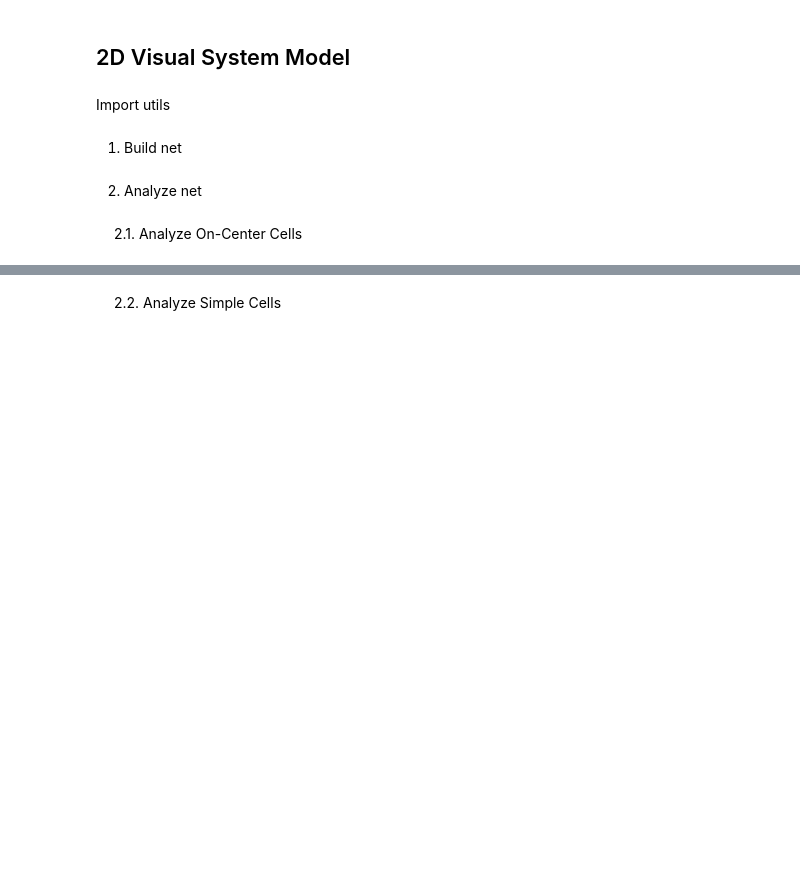
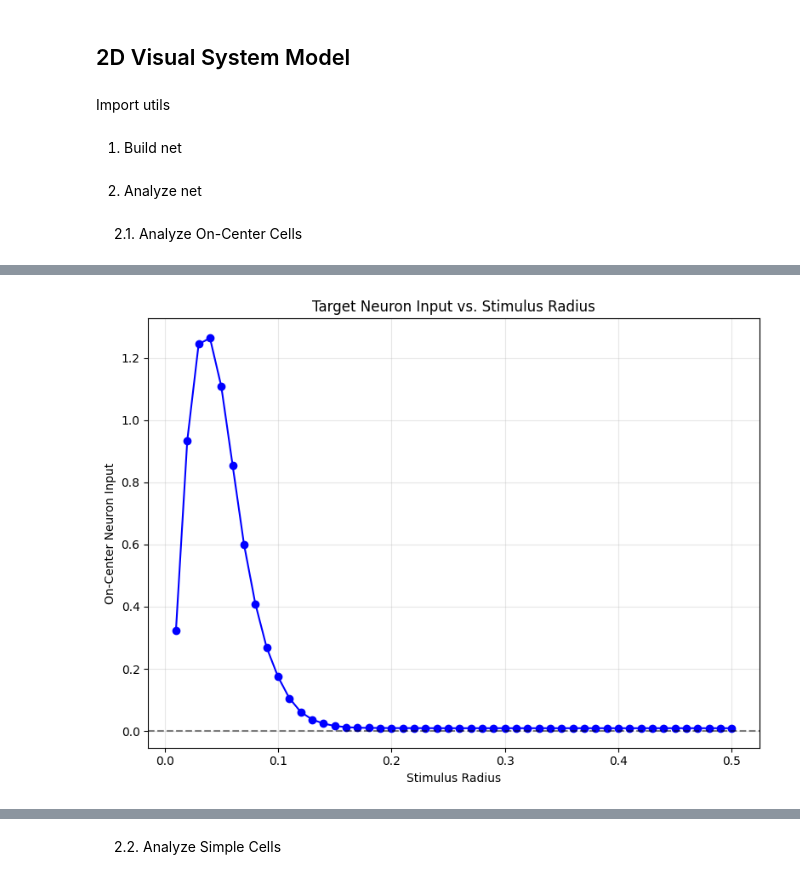
Before and after one commit to Hetznero/chemocnn, a Jupyter notebook: simulations/2d_model.ipynb, the cells around one changed output, grey strips where cells are left out. Saved outputs shown, nothing was run; the diff lists cells and outputs as text; code cells hidden in the pictures; blank space fills up the shorter version.

```diff
--- a/simulations/2d_model.ipynb
+++ b/simulations/2d_model.ipynb
@@ -429,0 +447,96 @@ Averaging over 8 L1 neurons within 0.01
+# %%
+#############################
+#        Radial Plot        #
+#############################
+
+
+target_x, target_y = 0.75, 0.75
+center_radius = 0.01
+
+spatial_dist = np.sqrt((l_vals_L1_E[:, 0] - target_x)**2 + (l_vals_L1_E[:, 1] - target_y)**2)
+center_idx = np.argmin(spatial_dist)
+center_ids = np.where(spatial_dist <= center_radius)[0]
+print(f'Averaging over {len(center_ids)} L1 neurons within {center_radius}')
+
+stim_dist = np.sqrt((r_vals_L0_E[:, 0] - target_x)**2 +
+                    (r_vals_L0_E[:, 1] - target_y)**2)
+
+W_0 = (W_0_E + W_0_I).tocsr()
+
+radii = np.linspace(0.01, 0.5, 50)
+activities = []
+
+for r in radii:
+    I_0_r = (stim_dist <= r).astype(float)
+    I_1_r = np.asarray(W_0.T @ ReLU(I_0_r)).ravel()
+    activities.append(I_1_r[center_ids].mean())
+
+fig, ax = plt.subplots(figsize=(8, 6))
+
+ax.plot(radii, activities, marker='o', linestyle='-', color='b')
+ax.set_title('Target Neuron Input vs. Stimulus Radius')
+ax.set_xlabel('Stimulus Radius')
+ax.set_ylabel('On-Center Neuron Input')
+ax.axhline(0, color='k', linestyle='--', alpha=0.5)
+ax.grid(True, alpha=0.3)
+
+plt.tight_layout()
+plt.show()
+
+#############################
+#       Analytical RF       #
+#############################
+
+W_0_csc = W_0.tocsc()
+W_eff = W_0_csc[:, center_idx].toarray().ravel()
+
+true_rf = W_eff.reshape(n, n)
+true_rf = gaussian_filter(true_rf, sigma=5)
+
+vmax_true = np.max(np.abs(true_rf))
+fig, ax = plt.subplots()
+im0 = ax.imshow(true_rf[::-1, :], cmap='seismic', vmin=-vmax_true, vmax=vmax_true, extent=[0, 1, 0, 1])
+ax.set_title('Sampled Receptive Field')
+ax.set_xlabel('Expression Level X')
+ax.set_ylabel('Expression Level Y')
+plt.colorbar(im0, ax=ax, label='Connection Weight')
+plt.show()
+
+#############################
+#           STA RF          #
+#############################
+
+m, T, B = 100, 200000, 5000
+blk = n // m
+assert n % m == 0
+rng = np.random.default_rng(0)
+target_idx = center_idx
+
+dx       = 1.0 / (n - 1)
+sig_blk  = (1.0 / m) / np.sqrt(12)
+sig_k    = max(sig_blk, 0.5 * min(sig_0_E, sig_0_I))
+sig_k_px = sig_k / dx
+
+x0, y0 = l_vals_L1_E[target_idx]
+w_cell = np.asarray((W_0_E + W_0_I).tocsc()[:, target_idx].todense()).ravel()
+rf_true = w_cell.reshape(n, n)
+
+f = gaussian_filter(rf_true, sig_k_px, mode='reflect').reshape(m, blk, m, blk).sum((1, 3)).ravel()
+
+sta, rsum = np.zeros(m * m), 0.0
+for _ in tqdm(range(T // B), desc="STA", unit="batch"):
+    s = rng.standard_normal((B, m * m))
+    r = np.maximum(s @ f, 0.0)
+    sta  += r @ s
+    rsum += r.sum()
+sta = (sta / rsum).reshape(m, m)
+#sta = gaussian_filter(sta, sigma=1)
+
+fig, ax = plt.subplots(1, 2, figsize=(12, 5))
+for a, im, t in [(ax[0], f.reshape(m, m), 'ground truth'), (ax[1], sta, f'STA, T={T}')]:
+    v = np.abs(im).max()
+    h = a.imshow(im, cmap='seismic', vmin=-v, vmax=v, origin='lower', extent=[0, 1, 0, 1])
+    a.set(title=t, xlabel='x', ylabel='y')
+    fig.colorbar(h, ax=a, fraction=0.046, pad=0.04)
+plt.tight_layout(); plt.show()
+# %% [output]
@@ -429,0 +544 @@ Averaging over 8 L1 neurons within 0.01
+[figure, added]
```
Also changed, not shown: parts of 15 cells of this notebook, 5 other files.
